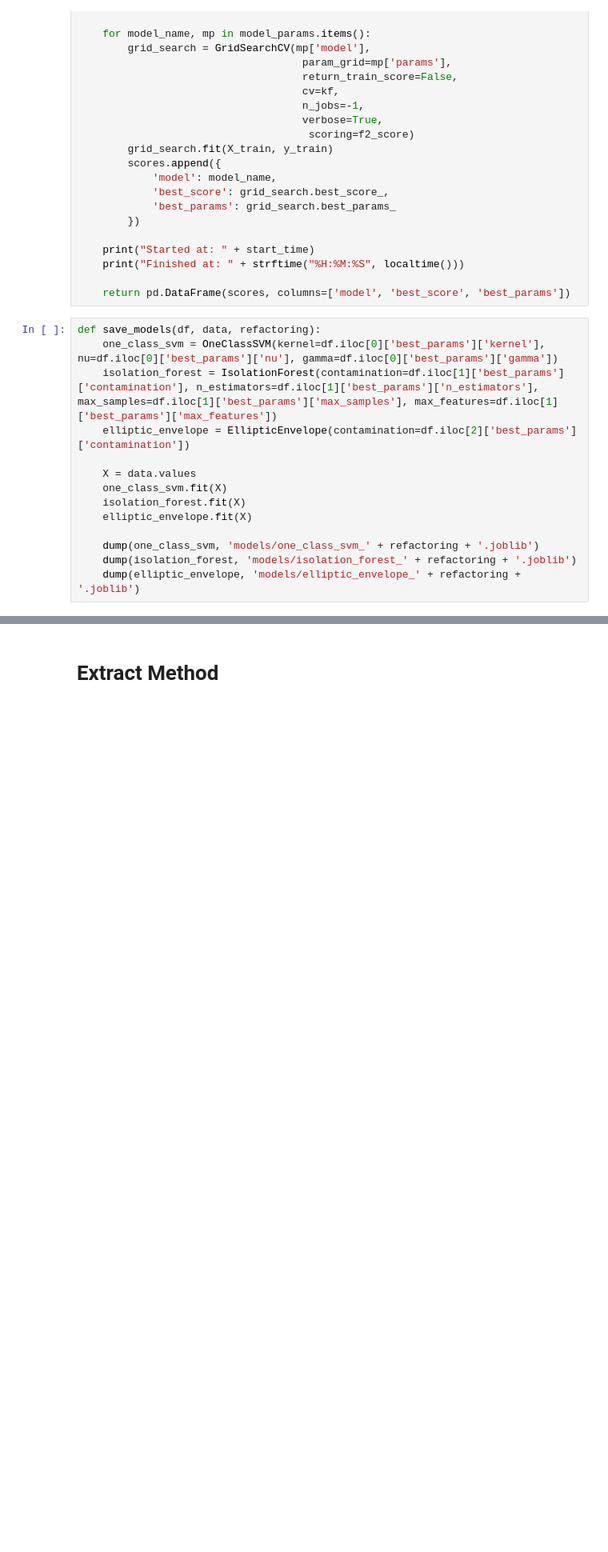
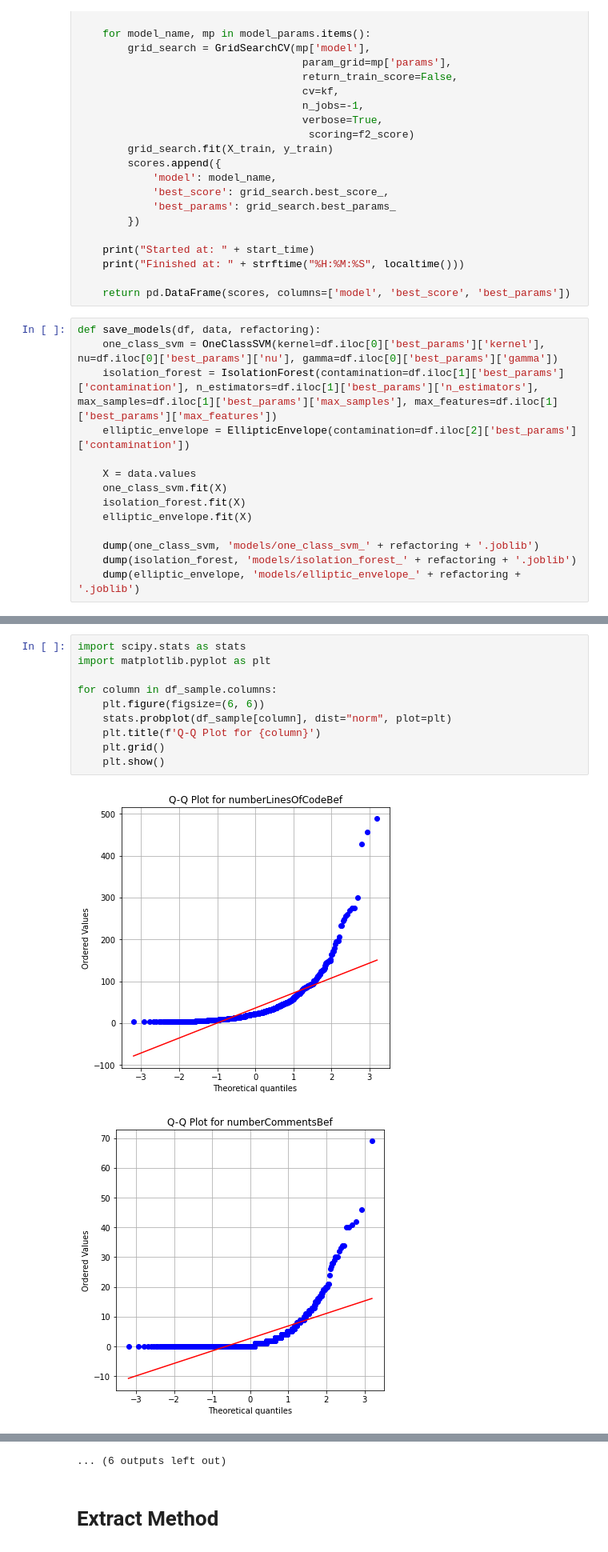
Before and after one commit to diogof19/DISS, a Jupyter notebook: Classification Model/Model Prep.ipynb, the cells around one changed output, grey strips where cells are left out. Shown at 80% size. Saved outputs shown, nothing was run; the diff lists cells and outputs as text; blank space fills up the shorter version.

```diff
--- a/Classification Model/Model Prep.ipynb
+++ b/Classification Model/Model Prep.ipynb
@@ -119,0 +132,13 @@ def save_models(df, data, refactoring):
+# %%
+import scipy.stats as stats
+import matplotlib.pyplot as plt
+
+for column in df_sample.columns:
+    plt.figure(figsize=(6, 6))
+    stats.probplot(df_sample[column], dist="norm", plot=plt)
+    plt.title(f'Q-Q Plot for {column}')
+    plt.grid()
+    plt.show()
+# %% [output]
+[figure, added]
+[figure, added]
@@ -120,3 +155,4 @@ def save_models(df, data, refactoring):
+... (6 outputs left out)
 # %% [markdown]
 # Extract Method
 # %%
```
Also changed, not shown: parts of 3 cells of this notebook, 23 other files.
